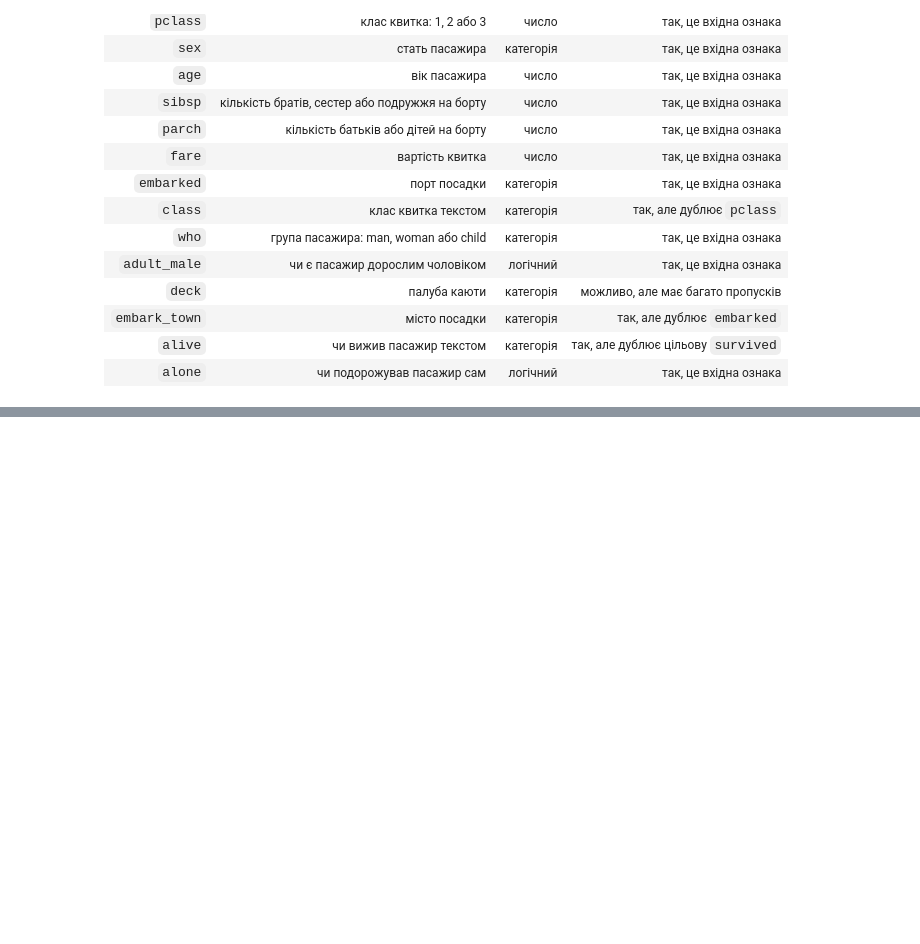
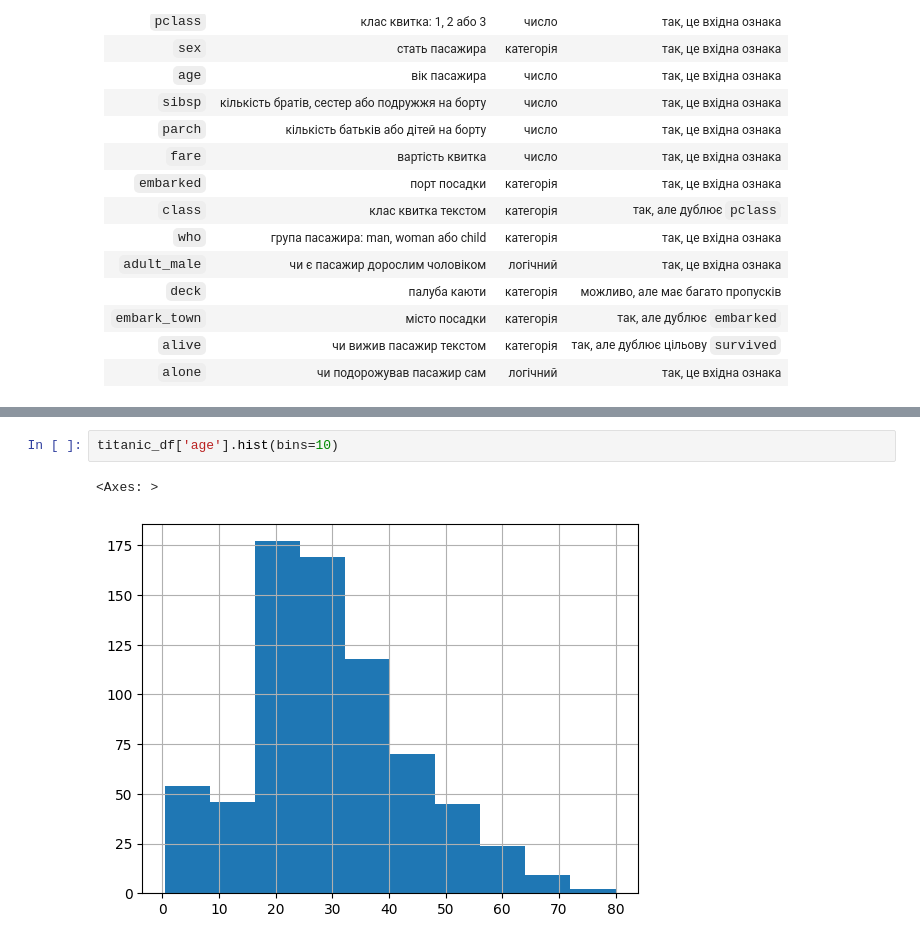
Before and after one commit to Polina-lina111/PythonAI, a Jupyter notebook: заняття_3/notebooks/titanic.ipynb, the cells around one changed output, grey strips where cells are left out. Cells and saved outputs as stored; diff of their text form; blank space fills up the shorter version.

```diff
--- a/заняття_3/notebooks/titanic.ipynb
+++ b/заняття_3/notebooks/titanic.ipynb
@@ -32,0 +143,5 @@ Titanic Dataset містить дані про пасажирів корабля
+# %%
+titanic_df['age'].hist(bins=10)
+# %% [output]
+<Axes: >
+[figure, added]
```
Also changed, not shown: parts of 14 cells of this notebook, 2 other files.
